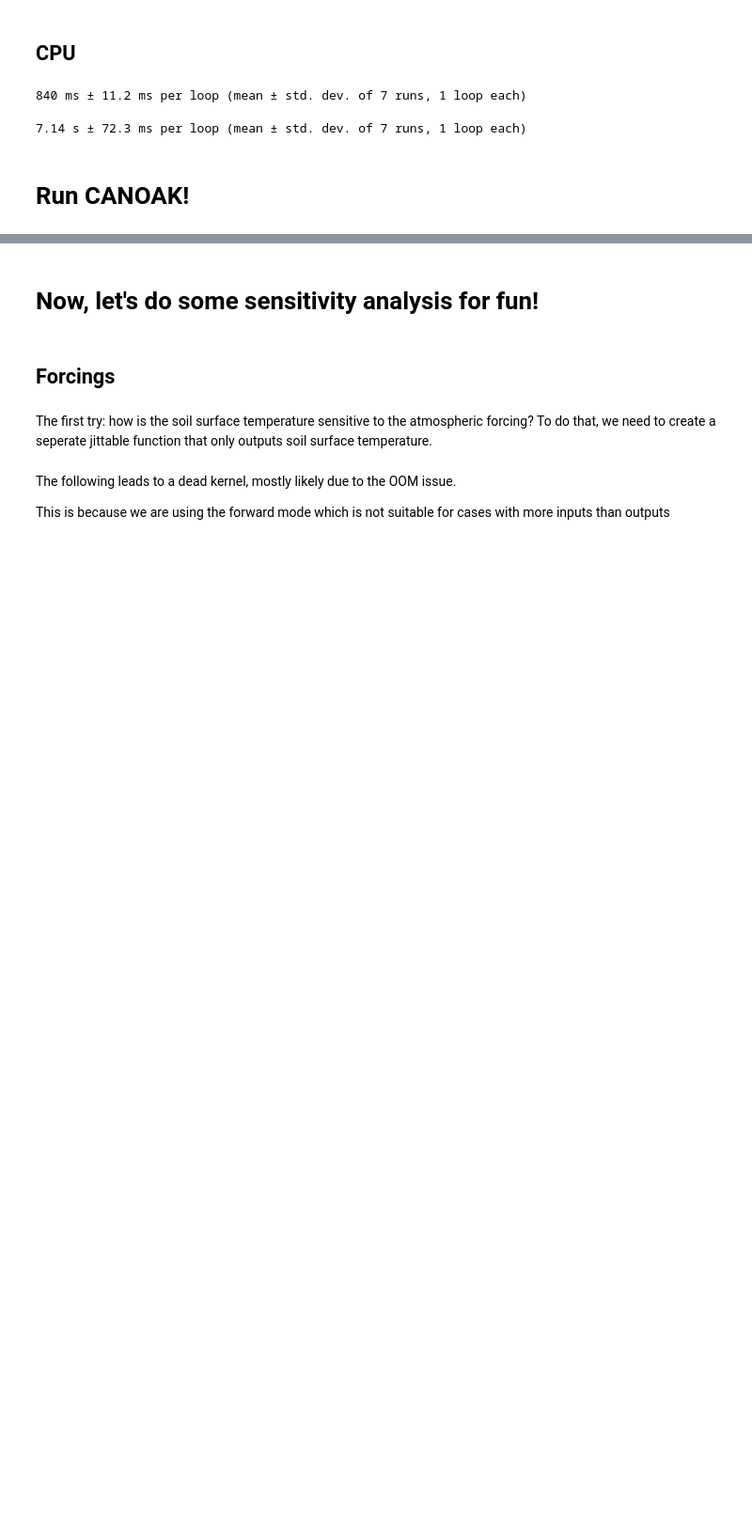
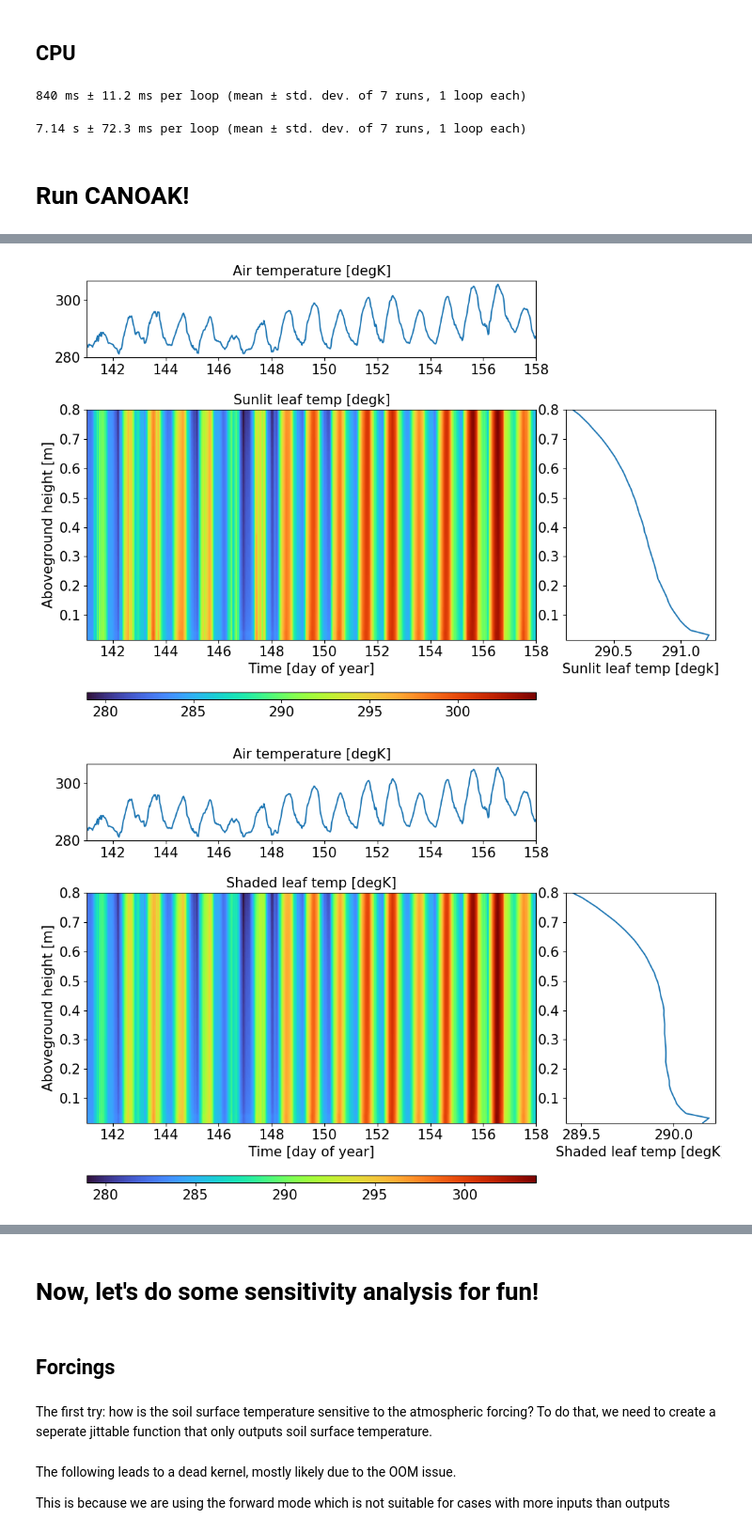
Before and after one commit to pnnl/JAX-CanVeg, a Jupyter notebook: examples/canoak.ipynb, the cells around one changed output, grey strips where cells are left out. Shown at 94% size. Saved outputs shown, nothing was run; the diff lists cells and outputs as text; code cells hidden in the pictures; blank space fills up the shorter version.

```diff
--- a/examples/canoak.ipynb
+++ b/examples/canoak.ipynb
@@ -149,0 +179,20 @@ plot_daily(met, soil, veg, para)
+# %%
+# Temperature
+plot_imshow2(
+    sun.Tsfc.T, met, para.zht1, key="T", title="Sunlit leaf temp [degk]", cmap="turbo"
+)
+plot_imshow2(
+    shade.Tsfc.T, met, para.zht1, key="T", title="Shaded leaf temp [degK]", cmap="turbo"
+)
+plot_imshow2(
+    soil.T_soil[:, :-1].T,
+    met,
+    soil.z_soil,
+    key="T",
+    title="Soil temp [degK]",
+    cmap="turbo",
+    is_canopy=False,
+)
+# %% [output]
+[figure, added]
+[figure, added]
```
Also changed, not shown: parts of 9 cells of this notebook, 2 other files.
